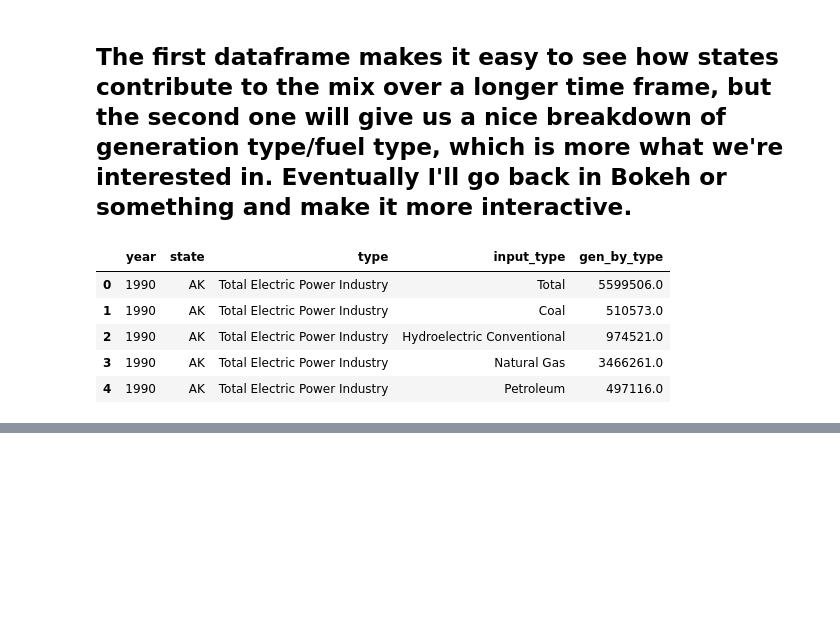
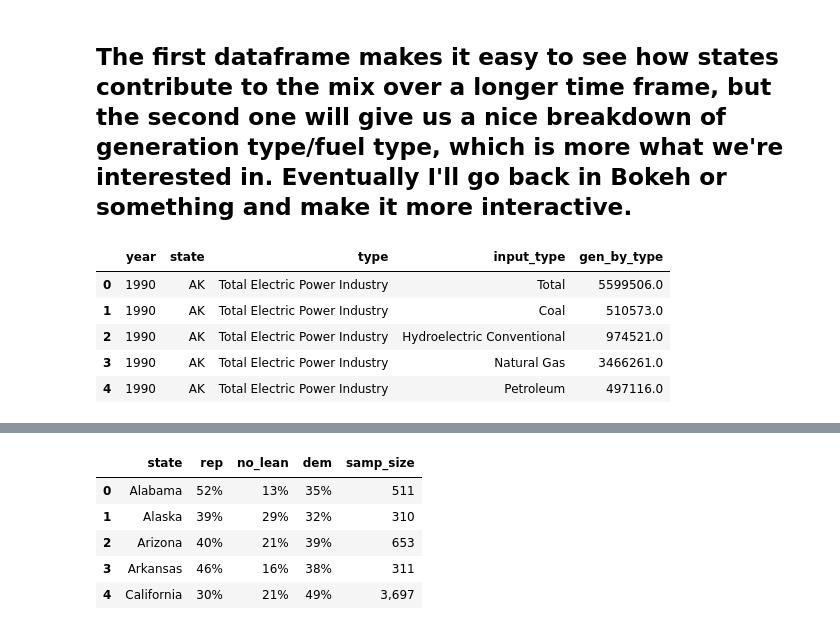
Before and after one commit to JackNDwyer/Capstone, a Jupyter notebook: Capstone EDA Final.ipynb, the cells around one changed output, grey strips where cells are left out. Saved outputs shown, nothing was run; the diff lists cells and outputs as text; code cells hidden in the pictures; blank space fills up the shorter version.

```diff
--- a/Capstone EDA Final.ipynb
+++ b/Capstone EDA Final.ipynb
@@ -259,2 +133,11 @@ df2_yr_tot = df2[df2.state == 'US-Total']
+# %%
+df_lean.columns = ['state', 'rep','no_lean', 'dem', 'samp_size']
 # %%
-df2_yr_tot.head()
+df_lean.head()
+# %% [output]
+|  | state | rep | no_lean | dem | samp_size |
+| 0 | Alabama | 52% | 13% | 35% | 511 |
+| 1 | Alaska | 39% | 29% | 32% | 310 |
+| 2 | Arizona | 40% | 21% | 39% | 653 |
+| 3 | Arkansas | 46% | 16% | 38% | 311 |
+| 4 | California | 30% | 21% | 49% | 3,697 |
```
Also changed, not shown: parts of 19 cells of this notebook, 1 other file.
